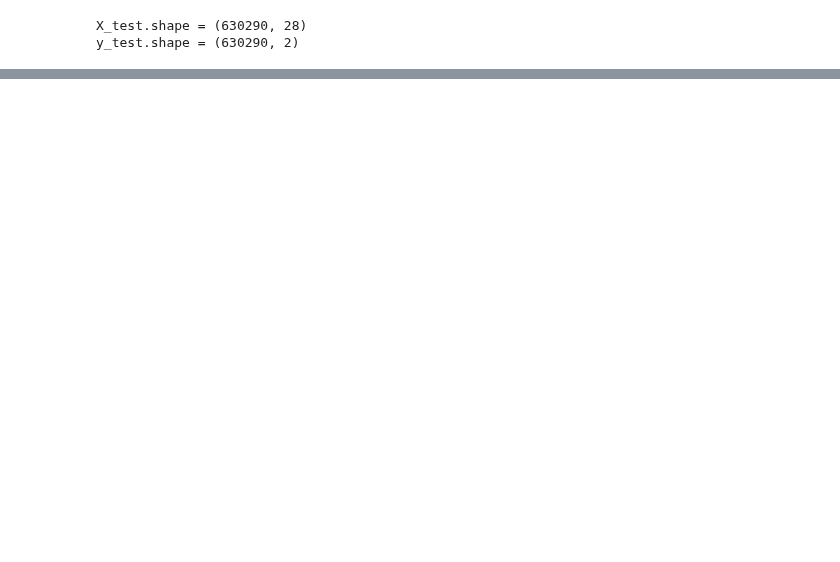
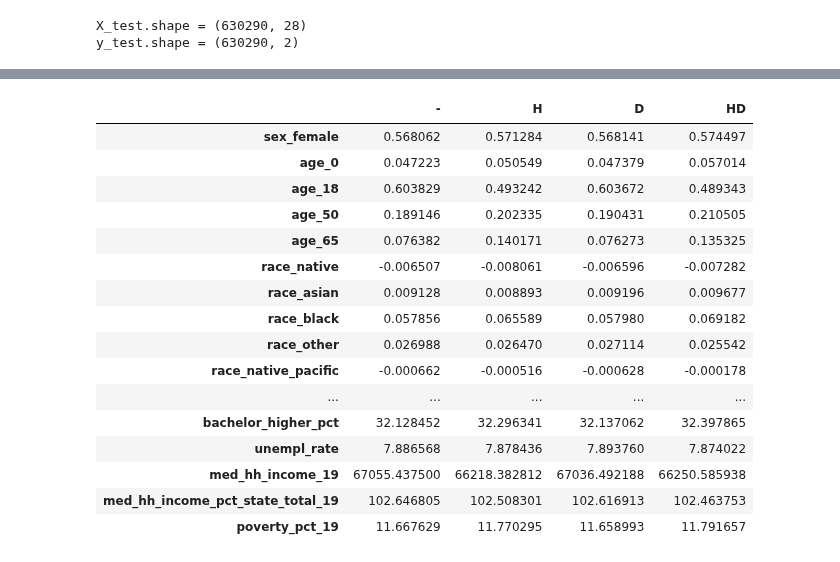
Before and after one commit to psaegert/AML-Final, a Jupyter notebook: models/INN.ipynb, the cells around one changed output, grey strips where cells are left out. Drawn from its saved outputs; the diff is of its cells as text; code cells hidden in the pictures; blank space fills up the shorter version.

```diff
--- a/models/INN.ipynb
+++ b/models/INN.ipynb
@@ -368,0 +467,27 @@ for i_batch in tqdm(range(n_batches + 1)):
+# %%
+x_zeros_pred = inn.inverse(y_zeros, z_zeros).detach().cpu().numpy()
+x_h_pred = inn.inverse(y_h, z_zeros).detach().cpu().numpy()
+x_d_pred = inn.inverse(y_d, z_zeros).detach().cpu().numpy()
+x_hd_pred = inn.inverse(y_hd, z_zeros).detach().cpu().numpy()
+# %%
+x_all = np.concatenate([x_zeros_pred, x_h_pred, x_d_pred, x_hd_pred], axis=0)
+# %%
+prettyX(sc_X_train.inverse_transform(x_all), index=['-', 'H', 'D', 'HD']).T
+# %% [output]
+|  | - | H | D | HD |
+| sex_female | 0.568062 | 0.571284 | 0.568141 | 0.574497 |
+| age_0 | 0.047223 | 0.050549 | 0.047379 | 0.057014 |
+| age_18 | 0.603829 | 0.493242 | 0.603672 | 0.489343 |
+| age_50 | 0.189146 | 0.202335 | 0.190431 | 0.210505 |
+| age_65 | 0.076382 | 0.140171 | 0.076273 | 0.135325 |
+| race_native | -0.006507 | -0.008061 | -0.006596 | -0.007282 |
+| race_asian | 0.009128 | 0.008893 | 0.009196 | 0.009677 |
+| race_black | 0.057856 | 0.065589 | 0.057980 | 0.069182 |
+| race_other | 0.026988 | 0.026470 | 0.027114 | 0.025542 |
+| race_native_pacific | -0.000662 | -0.000516 | -0.000628 | -0.000178 |
+| ... | ... | ... | ... | ... |
+| bachelor_higher_pct | 32.128452 | 32.296341 | 32.137062 | 32.397865 |
+| unempl_rate | 7.886568 | 7.878436 | 7.893760 | 7.874022 |
+| med_hh_income_19 | 67055.437500 | 66218.382812 | 67036.492188 | 66250.585938 |
+| med_hh_income_pct_state_total_19 | 102.646805 | 102.508301 | 102.616913 | 102.463753 |
+| poverty_pct_19 | 11.667629 | 11.770295 | 11.658993 | 11.791657 |
```
Also changed, not shown: parts of 15 cells of this notebook, 2 other files.
